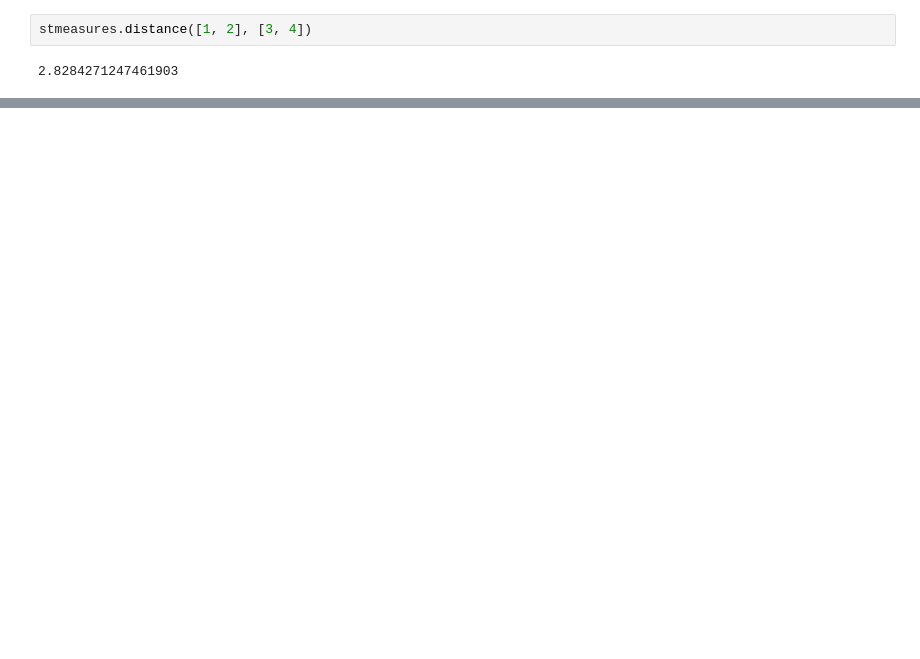
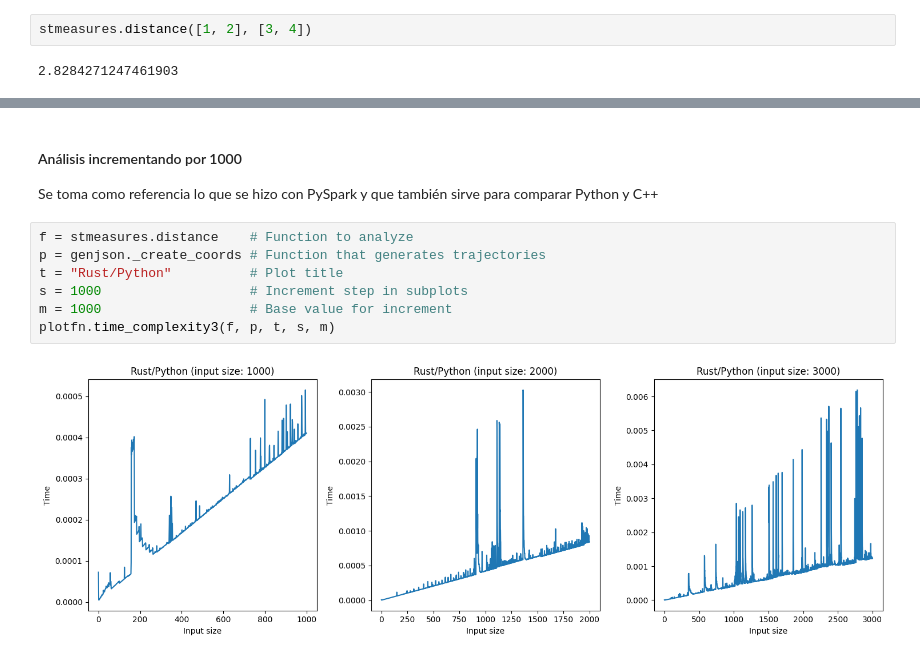
Before and after one commit to TT2024-B106/similarity-measures, a Jupyter notebook: notebooks/rust.ipynb, the cells around one changed output, grey strips where cells are left out. Cells and saved outputs as stored; diff of their text form; blank space fills up the shorter version.

```diff
--- a/notebooks/rust.ipynb
+++ b/notebooks/rust.ipynb
@@ -96,0 +125,12 @@ stmeasures.distance([1, 2], [3, 4])
+# %% [markdown]
+#### Análisis incrementando por 1000
+Se toma como referencia lo que se hizo con PySpark y que también sirve para comparar Python y C++
+# %%
+f = stmeasures.distance    # Function to analyze
+p = genjson._create_coords # Function that generates trajectories
+t = "Rust/Python"          # Plot title
+s = 1000                   # Increment step in subplots
+m = 1000                   # Base value for increment
+plotfn.time_complexity3(f, p, t, s, m)
+# %% [output]
+[figure, added]
```
Also changed, not shown: parts of 10 cells of this notebook.
